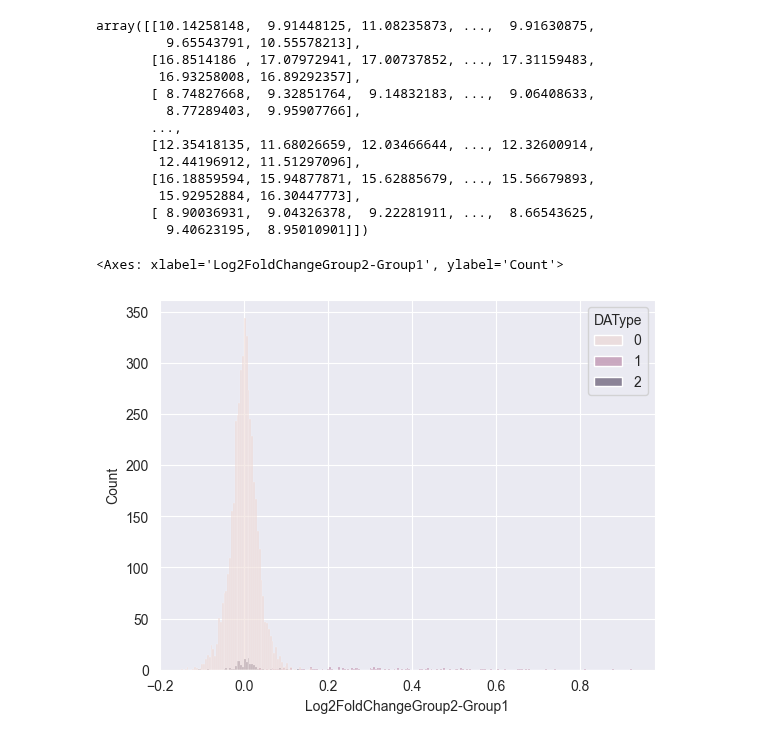
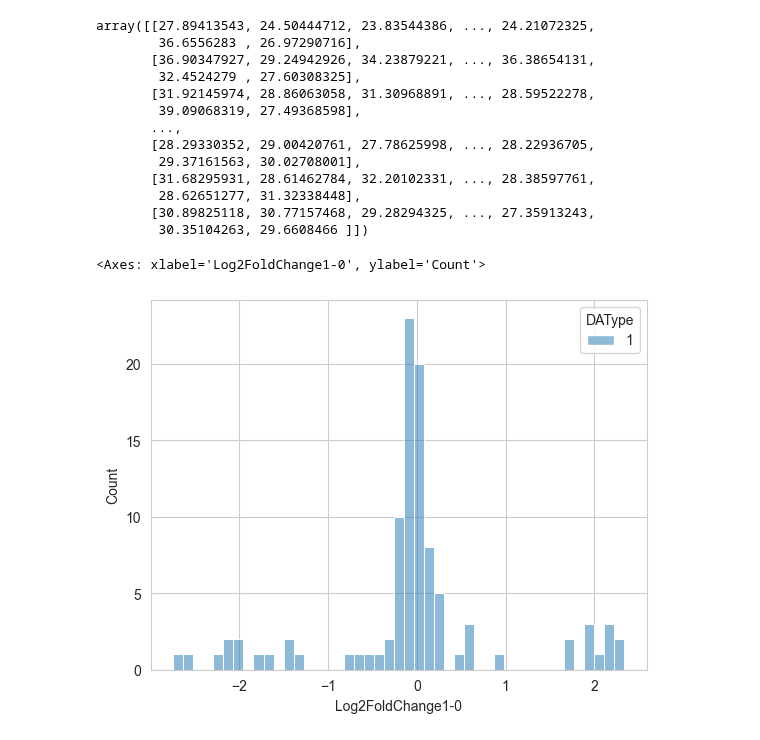
Before and after one commit to InfectionMedicineProteomics/DPKS, a Jupyter notebook: notebooks/simulated_data_creation.ipynb, the cells around one changed output. Cells and saved outputs as stored; diff of their text form; code cells hidden in the pictures.

Commit message:
Added non-log2 fold change differential testing and added synthetic data creation for a normal dataset

```diff
--- a/notebooks/simulated_data_creation.ipynb
+++ b/notebooks/simulated_data_creation.ipynb
@@ -10,9 +10,9 @@ from sklearn.datasets import make_classification
 # %%
 
 # Parameters for the dataset
-n_samples = 1000
-n_features = 6000
-n_informative = 100
+n_samples = 100
+n_features = 100
+n_informative = 50
 n_redundant = 0
 n_repeated = 0
 n_noise = n_features - n_informative - n_redundant
@@ -25,9 +25,10 @@ X, y = make_classification(
     n_redundant=n_redundant,
     n_repeated=n_repeated,
     n_classes=2,
-    random_state=42,
-    n_clusters_per_class=2,
+    random_state=0,
+    n_clusters_per_class=1,
     shuffle=False,
-    shift=25,
-    scale=1
+    shift=30,
+    scale=1,
+    class_sep=2
 )
@@ -111,3 +92,9 @@ df = df.reset_index(names="Protein")
+# %%
+df = X.T.rename(
+    columns={
+        colidx: sample for colidx, sample in enumerate(samples)
+    }
+).reset_index(names="Protein")
 # %%
 group_labels = y
 # %%
@@ -143,4 +130,5 @@ quant_matrix = quant_matrix.compare(
     min_samples_per_group=2,
     level="protein",
     multiple_testing_correction_method="fdr_tsbh",
+    log2_transformed=True
 )
@@ -219,25 +184,25 @@ da_df
 # %%
 quant_matrix.quantitative_data.X
 # %% [output]
-array([[10.14258148,  9.91448125, 11.08235873, ...,  9.91630875,
-         9.65543791, 10.55578213],
-       [16.8514186 , 17.07972941, 17.00737852, ..., 17.31159483,
-        16.93258008, 16.89292357],
-       [ 8.74827668,  9.32851764,  9.14832183, ...,  9.06408633,
-         8.77289403,  9.95907766],
+array([[27.89413543, 24.50444712, 23.83544386, ..., 24.21072325,
+        36.6556283 , 26.97290716],
+       [36.90347927, 29.24942926, 34.23879221, ..., 36.38654131,
+        32.4524279 , 27.60308325],
+       [31.92145974, 28.86063058, 31.30968891, ..., 28.59522278,
+        39.09068319, 27.49368598],
        ...,
-       [12.35418135, 11.68026659, 12.03466644, ..., 12.32600914,
-        12.44196912, 11.51297096],
-       [16.18859594, 15.94877871, 15.62885679, ..., 15.56679893,
-        15.92952884, 16.30447773],
-       [ 8.90036931,  9.04326378,  9.22281911, ...,  8.66543625,
-         9.40623195,  8.95010901]])
+       [28.29330352, 29.00420761, 27.78625998, ..., 28.22936705,
+        29.37161563, 30.02708001],
+       [31.68295931, 28.61462784, 32.20102331, ..., 28.38597761,
+        28.62651277, 31.32338448],
+       [30.89825118, 30.77157468, 29.28294325, ..., 27.35913243,
+        30.35104263, 29.6608466 ]])
 # %%
 sns.histplot(
     data=da_df,
-    x="Log2FoldChangeGroup2-Group1",
+    x="Log2FoldChange1-0",
     hue="DAType",
 )
 # %% [output]
-<Axes: xlabel='Log2FoldChangeGroup2-Group1', ylabel='Count'>
+<Axes: xlabel='Log2FoldChange1-0', ylabel='Count'>
-[figure, old version]
+[figure, new version]
```
Also changed, not shown: parts of 11 cells of this notebook, 4 other files.
